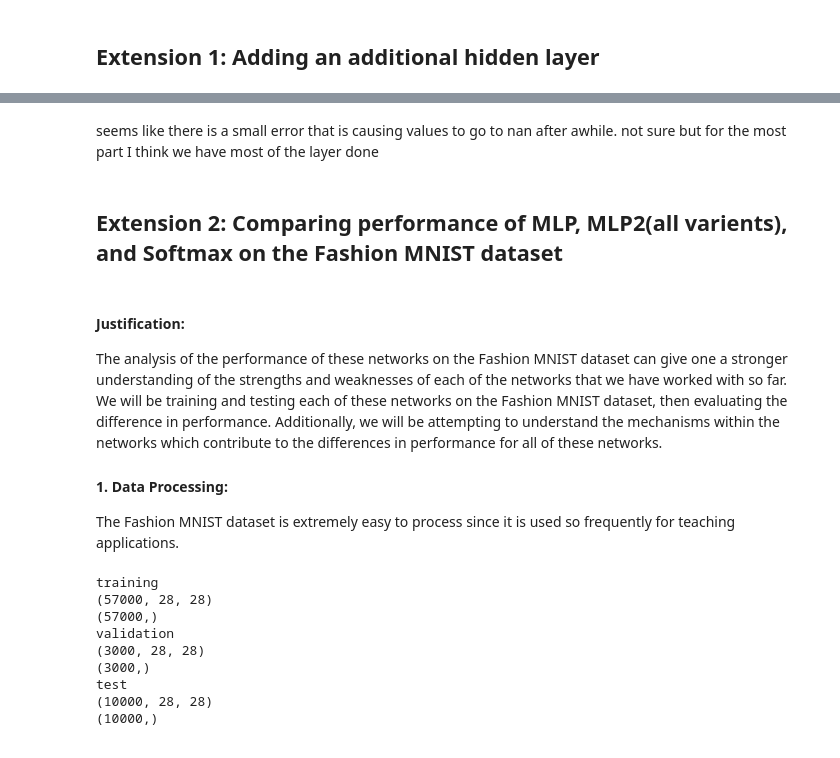
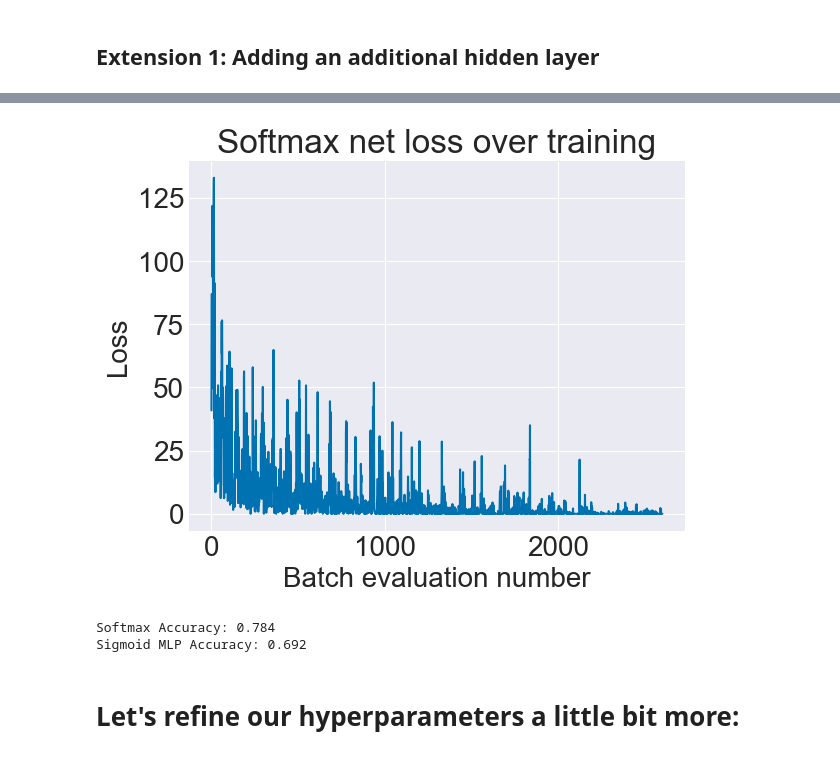
Before and after one commit to GhailanFadah/Neural-Networks, a Jupyter notebook: project 2/mlp.ipynb, the cells around one changed output, grey strips where cells are left out. Saved outputs shown, nothing was run; the diff lists cells and outputs as text; code cells hidden in the pictures.

```diff
--- a/project 2/mlp.ipynb
+++ b/project 2/mlp.ipynb
@@ -1072,50 +1158,0 @@ No artists with labels found to put in legend.  Note that artists whose label st
-# %% [markdown]
-seems like there is a small error that is causing values to go to nan after awhile. not sure but for the most part I think we have most of the layer done
-# %% [markdown]
-## Extension 2: Comparing performance of MLP, MLP2(all varients), and Softmax on the Fashion MNIST dataset
-# %% [markdown]
-#### Justification:
-
-The analysis of the performance of these networks on the Fashion MNIST dataset can give one a stronger understanding of the strengths and weaknesses of each of the networks that we have worked with so far.  We will be training and testing each of these networks on the Fashion MNIST dataset, then evaluating the difference in performance.  Additionally, we will be attempting to understand the mechanisms within the networks which contribute to the differences in performance for all of these networks.
-
-#### 1. Data Processing:
-
-The Fashion MNIST dataset is extremely easy to process since it is used so frequently for teaching applications.
-# %%
-## get Fashion MNIST dataset
-from keras.datasets import fashion_mnist
-
-(X_train, y_train), (X_test, y_test) = fashion_mnist.load_data()
-
-#Now we split off some of our training set for validation
-
-X_val = X_train[-3000:]
-y_val = y_train[-3000:]
-
-#redefine X and y train
-
-X_train = X_train[:-3000]
-y_train = y_train[:-3000]
-
-#now check shape of everything:
-print("training")
-print(X_train.shape)
-print(y_train.shape)
-
-print("validation")
-print(X_val.shape)
-print(y_val.shape)
-
-print("test")
-print(X_test.shape)
-print(y_test.shape)
-# %% [output]
-training
-(57000, 28, 28)
-(57000,)
-validation
-(3000, 28, 28)
-(3000,)
-test
-(10000, 28, 28)
-(10000,)
@@ -1123,0 +1159,22 @@ test
+# %%
+plt.plot(np.arange(0,len(softmax_loss),1), softmax_loss)
+plt.xlabel("Batch evaluation number")
+plt.ylabel("Loss")
+plt.title("Softmax net loss over training");
+# %% [output]
+[figure, added]
+# %%
+#let's evaluate accuracy on our test set, and then talk about the implications of these results.
+
+softmax_pred_test = softmax_fashion_net.predict(X_test)
+
+print("Softmax Accuracy: "+str(softmax_fashion_net.accuracy(y_test, softmax_pred_test)))
+
+sigmoid_pred_test = sigmoid_fashion_net.predict(X_test)
+
+print("Sigmoid MLP Accuracy: "+str(sigmoid_fashion_net.accuracy(y_test, sigmoid_pred_test)))
+# %% [output]
+Softmax Accuracy: 0.784
+Sigmoid MLP Accuracy: 0.692
+# %% [markdown]
+# Let's refine our hyperparameters a little bit more:
```
Also changed, not shown: parts of 15 cells of this notebook.
